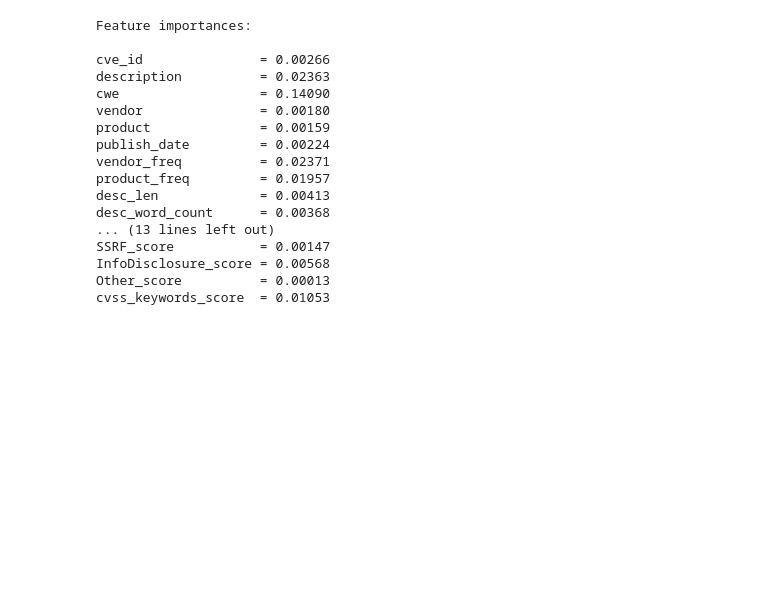
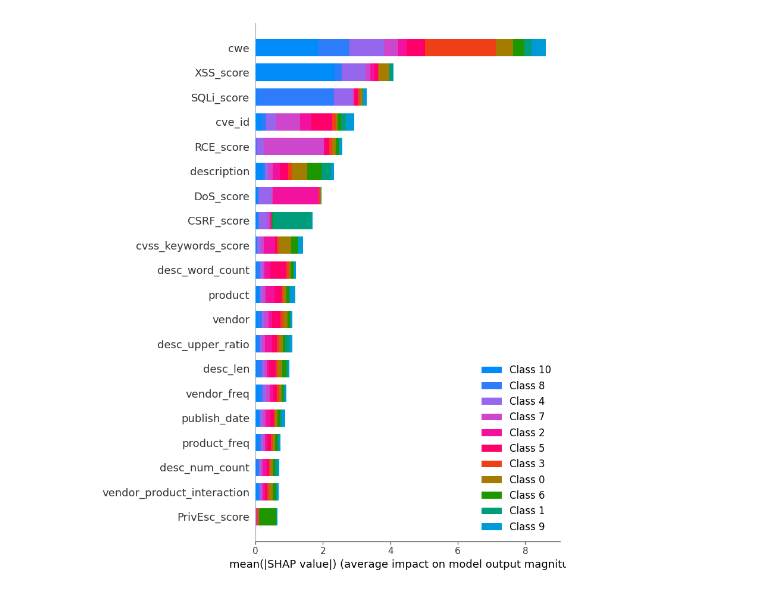
Before and after one commit to Mirzalimov-Ali/SML_CVE_type_cvssScore_predict, a Jupyter notebook: notebooks/analysis/SHAP.ipynb, the cells around one changed output. Cells and saved outputs as stored; diff of their text form; code cells hidden in the pictures; blank space fills up the shorter version.

```diff
--- a/notebooks/analysis/SHAP.ipynb
+++ b/notebooks/analysis/SHAP.ipynb
@@ -87,24 +89,0 @@ cvss_keywords_score  = 0.07138
-# %%
-import shap
-
-sample_ind = 0
-
-targets = ['type', 'cvss_score']
-
-for i, target in enumerate(targets):
-    clf = model.estimators_[i]
-    explainer = shap.TreeExplainer(clf)
-    shap_values_all = explainer.shap_values(x_test)
-
-    shap_vals_sample = shap_values_all[0][sample_ind]
-    base_val = explainer.expected_value[0]
-
-    print(f"\nWaterfall plot for target: {target}, sample {sample_ind}")
-    shap.plots.waterfall(
-        shap.Explanation(
-            values=shap_vals_sample,
-            base_values=base_val,
-            data=x_test.iloc[sample_ind],
-            feature_names=feature_names
-        )
-    )
@@ -127,23 +89,0 @@ shap.summary_plot(shap_values, x_test, feature_names=feature_names)
-# %%
-print("\nFeature importances:\n")
-clf = model.estimators_[0]
-for name, importance in zip(X.columns, clf.feature_importances_):
-    print(f"{name:20s} = {importance:.5f}")
-# %% [output]
-Feature importances:
-
-cve_id               = 0.00266
-description          = 0.02363
-cwe                  = 0.14090
-vendor               = 0.00180
-product              = 0.00159
-publish_date         = 0.00224
-vendor_freq          = 0.02371
-product_freq         = 0.01957
-desc_len             = 0.00413
-desc_word_count      = 0.00368
-... (13 lines left out)
-SSRF_score           = 0.00147
-InfoDisclosure_score = 0.00568
-Other_score          = 0.00013
-cvss_keywords_score  = 0.01053
@@ -149,0 +96,18 @@ cvss_keywords_score  = 0.01053
+# %%
+target_id = 0
+base_model = model_only.estimators_[target_id]
+
+explainer = shap.TreeExplainer(base_model)
+X_sample = X_test_trans[:500]
+
+shap_values = explainer.shap_values(X_sample)
+# %%
+shap.summary_plot(
+    shap_values,
+    X_sample,
+    feature_names=feature_names,
+    plot_type="bar",
+    max_display=20
+)
+# %% [output]
+[figure, added]
```
Also changed, not shown: parts of 21 cells of this notebook, 51 other files.
